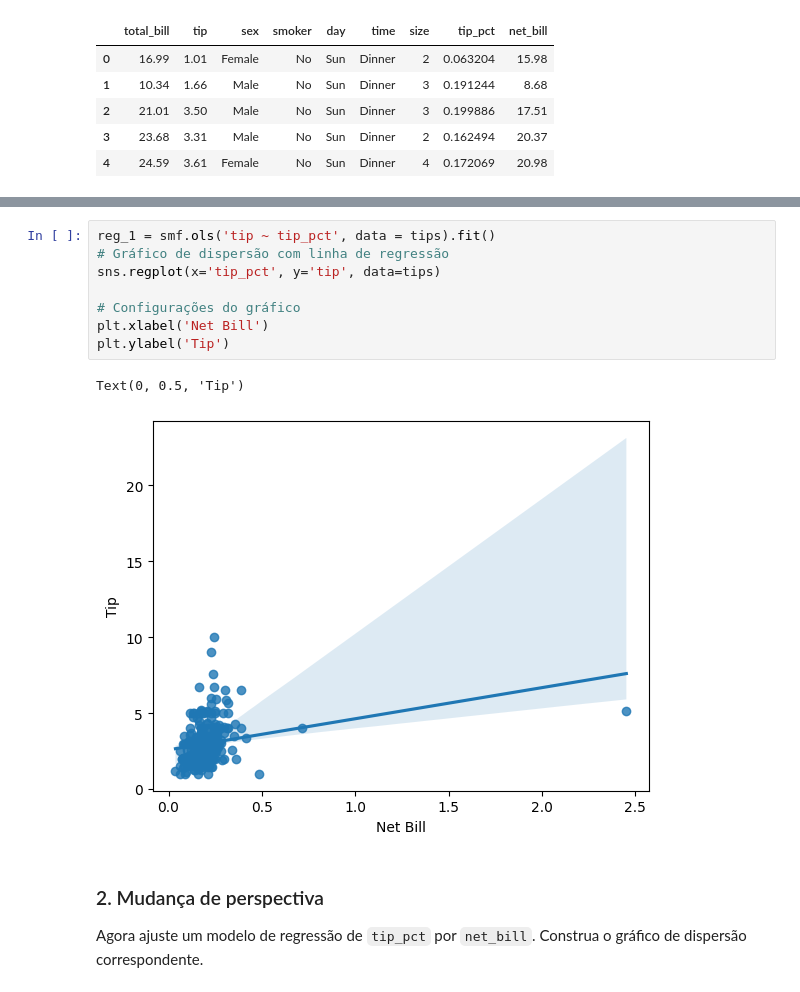
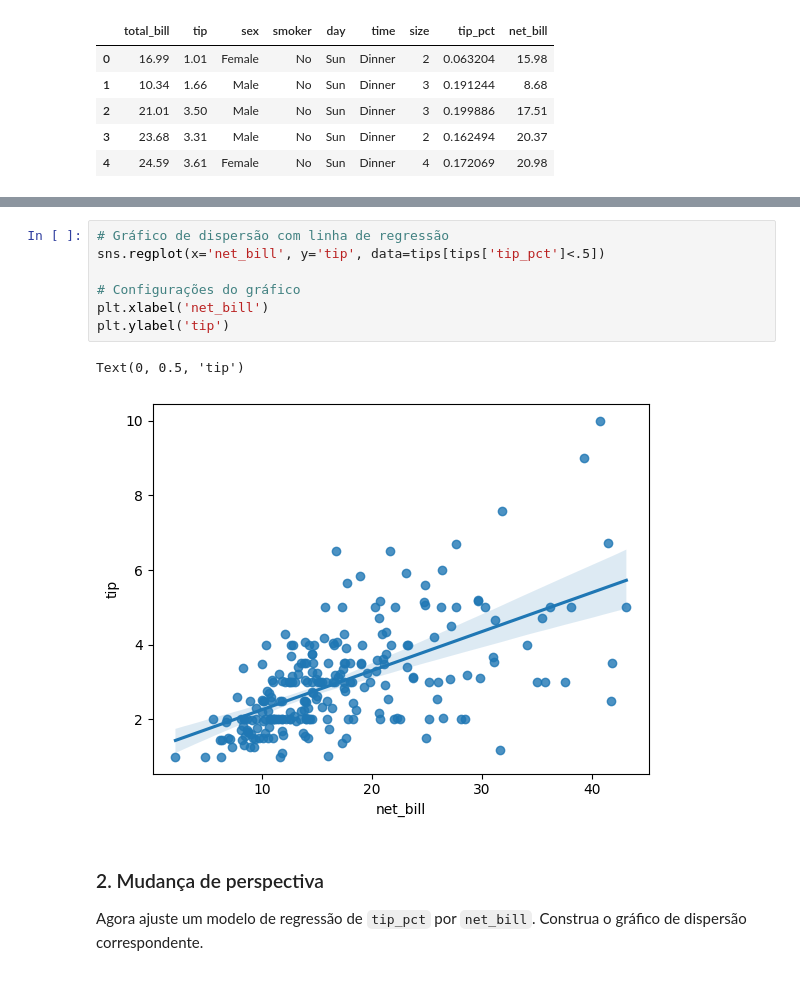
Before and after one commit to thomasgcosta/datascience-ebac, a Jupyter notebook: Tarefas/mod12 ex01 - regressão linear simples.ipynb, the cells around one changed output, grey strips where cells are left out. Drawn from its saved outputs; the diff is of its cells as text.

```diff
--- a/Tarefas/mod12 ex01 - regressão linear simples.ipynb
+++ b/Tarefas/mod12 ex01 - regressão linear simples.ipynb
@@ -31,14 +54,13 @@ tips.head()
 # %%
-reg_1 = smf.ols('tip ~ tip_pct', data = tips).fit()
 # Gráfico de dispersão com linha de regressão
-sns.regplot(x='tip_pct', y='tip', data=tips)
+sns.regplot(x='net_bill', y='tip', data=tips[tips['tip_pct']<.5])
 
 # Configurações do gráfico
-plt.xlabel('Net Bill')
-plt.ylabel('Tip')
+plt.xlabel('net_bill')
+plt.ylabel('tip')
 # %% [output]
-Text(0, 0.5, 'Tip')
+Text(0, 0.5, 'tip')
-[figure, old version]
+[figure, new version]
 # %% [markdown]
 ### 2. Mudança de perspectiva
 
```
Also changed, not shown: parts of 6 cells of this notebook, 2 other files.
